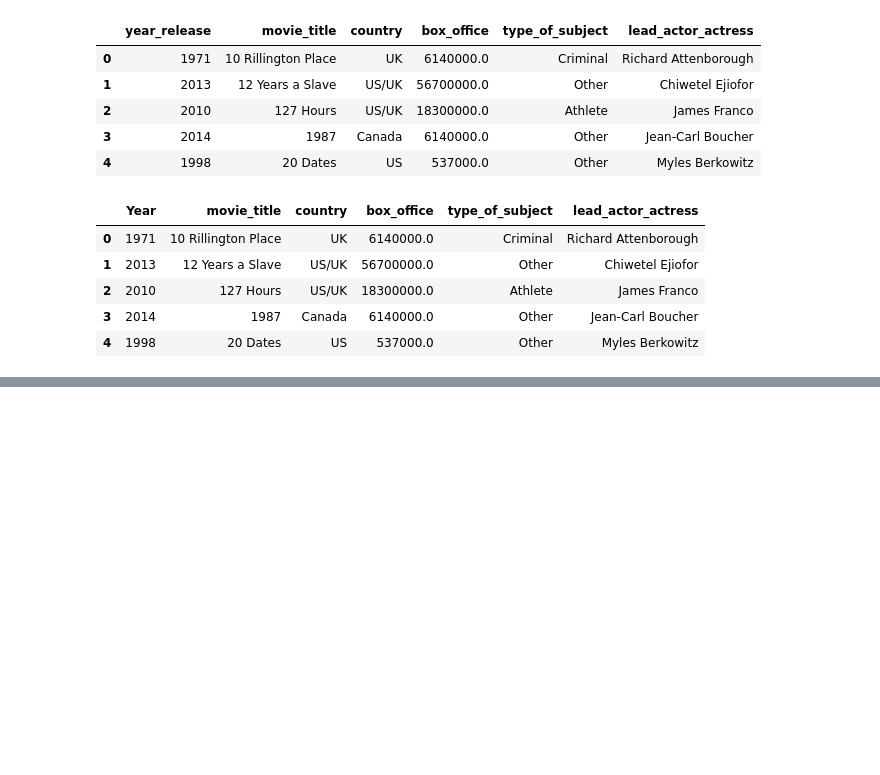
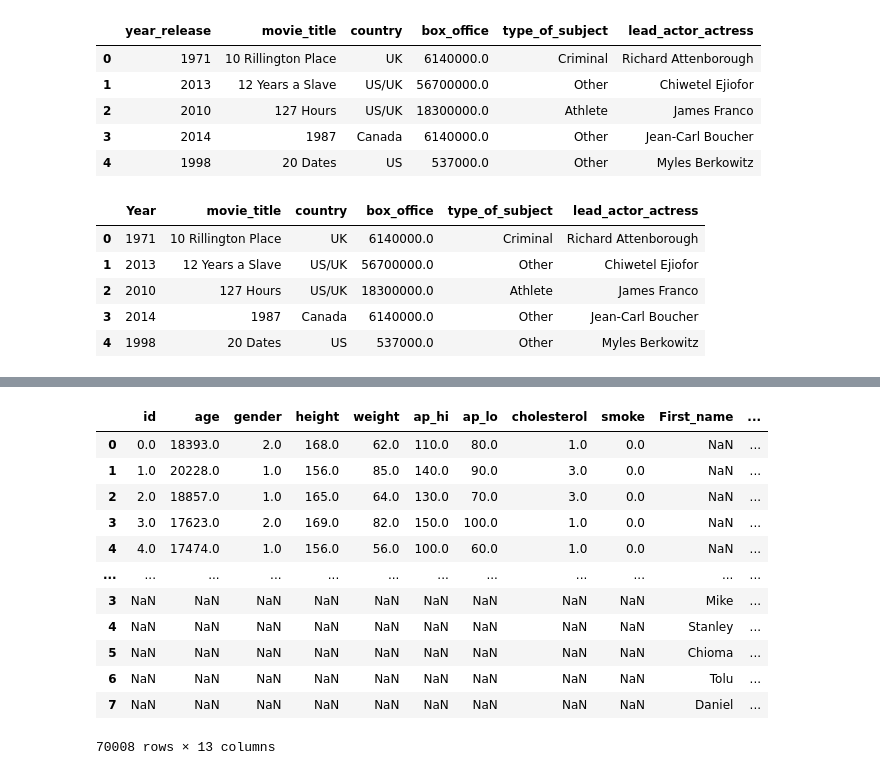
Before and after one commit to JudsonMorgan/Python-for-Data-Analyst, a Jupyter notebook: Introduction-to-Pandas.ipynb, the cells around one changed output, grey strips where cells are left out. Drawn from its saved outputs; the diff is of its cells as text; code cells hidden in the pictures; blank space fills up the shorter version.

```diff
--- a/Introduction-to-Pandas.ipynb
+++ b/Introduction-to-Pandas.ipynb
@@ -1087,0 +1053,7 @@ Read up on the following:
+# %%
+customer_data = pd.read_csv('data/customer_data.csv')
+
+product_data = pd.read_csv('data/product_data.csv')
+
+#view the data shape
+customer_data.shape, product_data.shape
@@ -1087,0 +1093,4 @@ Read up on the following:
+# %%
+cardio_base = pd.read_csv('data/cardio_base.csv')
+
+cardio_base.head()
@@ -1087,0 +1160,5 @@ Read up on the following:
+# %%
+#copy the data
+customer_df = customer_data.copy()
+
+customer_df.head()
@@ -1087,0 +1172,5 @@ Read up on the following:
+# %%
+#drop the id column
+customer_df = customer_df.drop('id', axis=1)
+
+customer_df
@@ -1087,0 +1187,20 @@ Read up on the following:
+# %%
+#let's concatenate both dataframes
+
+concat_df = pd.concat([cardio_base, customer_df])
+
+concat_df
+# %% [output]
+|  | id | age | gender | height | weight | ap_hi | ap_lo | cholesterol | smoke | First_name | ... |
+| 0 | 0.0 | 18393.0 | 2.0 | 168.0 | 62.0 | 110.0 | 80.0 | 1.0 | 0.0 | NaN | ... |
+| 1 | 1.0 | 20228.0 | 1.0 | 156.0 | 85.0 | 140.0 | 90.0 | 3.0 | 0.0 | NaN | ... |
+| 2 | 2.0 | 18857.0 | 1.0 | 165.0 | 64.0 | 130.0 | 70.0 | 3.0 | 0.0 | NaN | ... |
+| 3 | 3.0 | 17623.0 | 2.0 | 169.0 | 82.0 | 150.0 | 100.0 | 1.0 | 0.0 | NaN | ... |
+| 4 | 4.0 | 17474.0 | 1.0 | 156.0 | 56.0 | 100.0 | 60.0 | 1.0 | 0.0 | NaN | ... |
+| ... | ... | ... | ... | ... | ... | ... | ... | ... | ... | ... | ... |
+| 3 | NaN | NaN | NaN | NaN | NaN | NaN | NaN | NaN | NaN | Mike | ... |
+| 4 | NaN | NaN | NaN | NaN | NaN | NaN | NaN | NaN | NaN | Stanley | ... |
+| 5 | NaN | NaN | NaN | NaN | NaN | NaN | NaN | NaN | NaN | Chioma | ... |
+| 6 | NaN | NaN | NaN | NaN | NaN | NaN | NaN | NaN | NaN | Tolu | ... |
+| 7 | NaN | NaN | NaN | NaN | NaN | NaN | NaN | NaN | NaN | Daniel | ... |
+70008 rows × 13 columns
```
Also changed, not shown: parts of 55 cells of this notebook.
